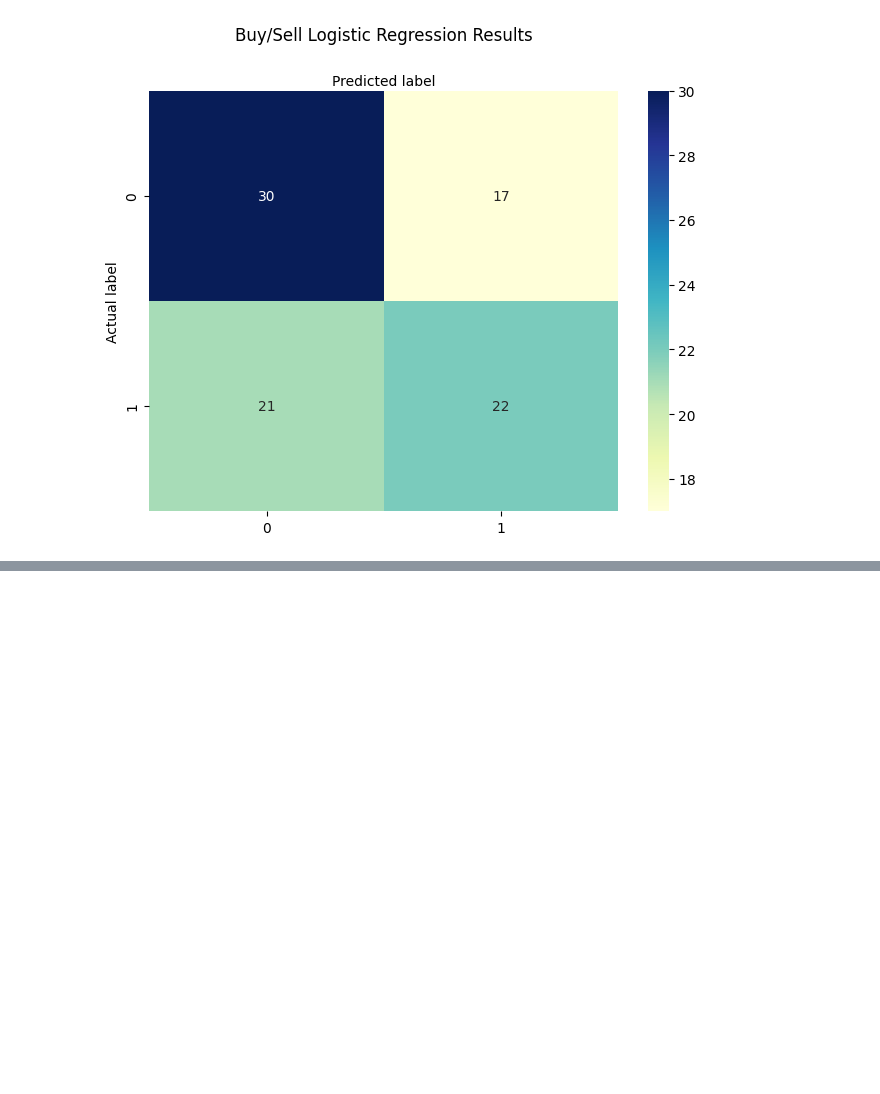
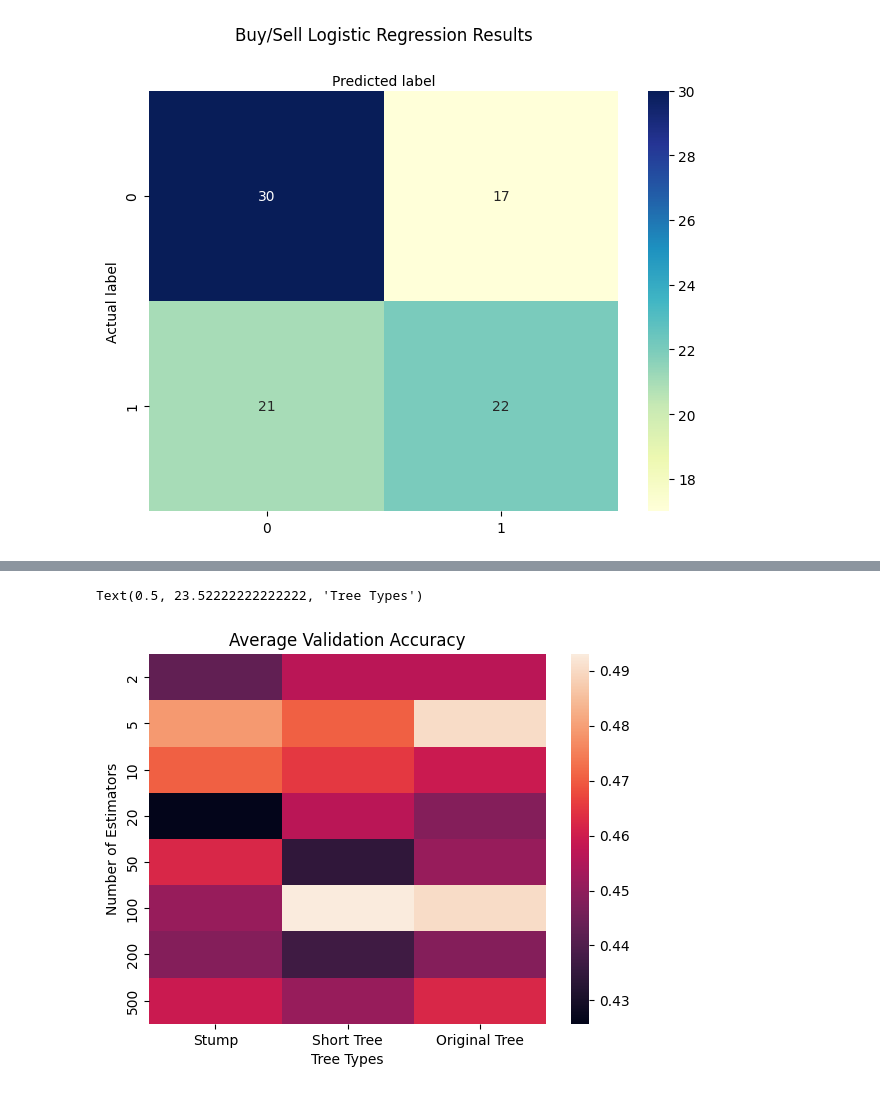
Before and after one commit to aeasy370/Twitter-Stock-Linear-Regression, a Jupyter notebook: change.ipynb, the cells around one changed output, grey strips where cells are left out. Cells and saved outputs as stored; diff of their text form; code cells hidden in the pictures; blank space fills up the shorter version.

```diff
--- a/change.ipynb
+++ b/change.ipynb
@@ -211,0 +286,13 @@ Text(0.5, 427.9555555555555, 'Predicted label')
+# %%
+#Forest by Adaboost: Hyperparameter Training pt. 1
+from sklearn.ensemble import AdaBoostClassifier
+
+origTree = DecisionTreeClassifier(max_depth = 5, max_features = 10, random_state=42)
+shortTree = DecisionTreeClassifier(max_depth = 5, max_features = 5, random_state=42)
+
+parameters = {'n_estimators' : (2, 5, 10, 20, 50, 100, 200, 500), 'base_estimator' : (None, shortTree, origTree)}
+
+ada = AdaBoostClassifier(random_state=42)
+clf = GridSearchCV(ada, parameters, cv = 3, n_jobs = -1)
+
+clf.fit(binX_train, biny_train)
@@ -211,0 +309,20 @@ Text(0.5, 427.9555555555555, 'Predicted label')
+# %%
+#Forest: Hyper Parameter results pt. 1
+resultsColumns = sorted(clf.cv_results_.keys())
+scores = pd.DataFrame(clf.cv_results_, columns = resultsColumns)[['param_n_estimators', 'param_base_estimator', 'split0_test_score', 'split1_test_score', 'split2_test_score']]
+average = scores[['split0_test_score', 'split1_test_score', 'split2_test_score']].mean(axis = 1)
+
+scores['average'] = average
+scores.drop(axis = 1, columns = ['split0_test_score', 'split1_test_score', 'split2_test_score'], inplace = True)
+
+y = [2, 5, 10, 20, 50, 100, 200, 500]
+x = ["Stump", "Short Tree", "Original Tree"]
+average = average.to_numpy().reshape(len(y),len(x))
+
+sns.heatmap(average, xticklabels = x, yticklabels = y)
+plt.title('Average Validation Accuracy')
+plt.ylabel('Number of Estimators')
+plt.xlabel('Tree Types')
+# %% [output]
+Text(0.5, 23.52222222222222, 'Tree Types')
+[figure, added]
```
Also changed, not shown: parts of 18 cells of this notebook.
